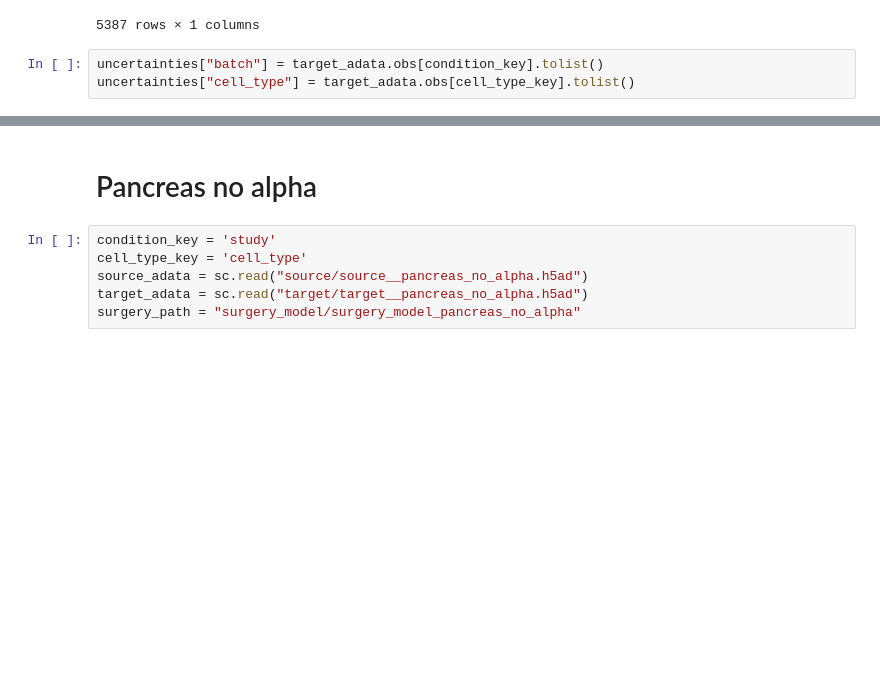
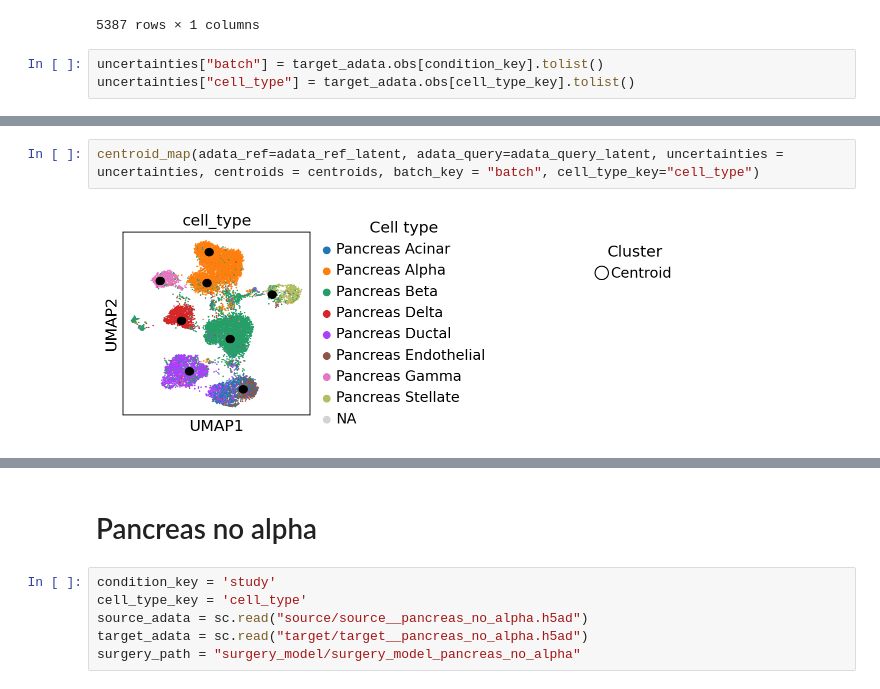
Before and after one commit to theislab/archmap_data, a Jupyter notebook: scarches-api/uncert/testing/uncert_mahal.ipynb, the cells around one changed output, grey strips where cells are left out. Drawn from its saved outputs; the diff is of its cells as text; blank space fills up the shorter version.

```diff
--- a/scarches-api/uncert/testing/uncert_mahal.ipynb
+++ b/scarches-api/uncert/testing/uncert_mahal.ipynb
@@ -98,3 +96,7 @@ uncertainties["cell_type"] = target_adata.obs[cell_type_key].tolist()
+# %%
+centroid_map(adata_ref=adata_ref_latent, adata_query=adata_query_latent, uncertainties = uncertainties, centroids = centroids, batch_key = "batch", cell_type_key="cell_type")
+# %% [output]
+[figure, added]
 # %%
 uncert_diagram(uncertainties, cell_type_key)
 # %% [output]
```
Also changed, not shown: parts of 12 cells of this notebook, 2 other files.
